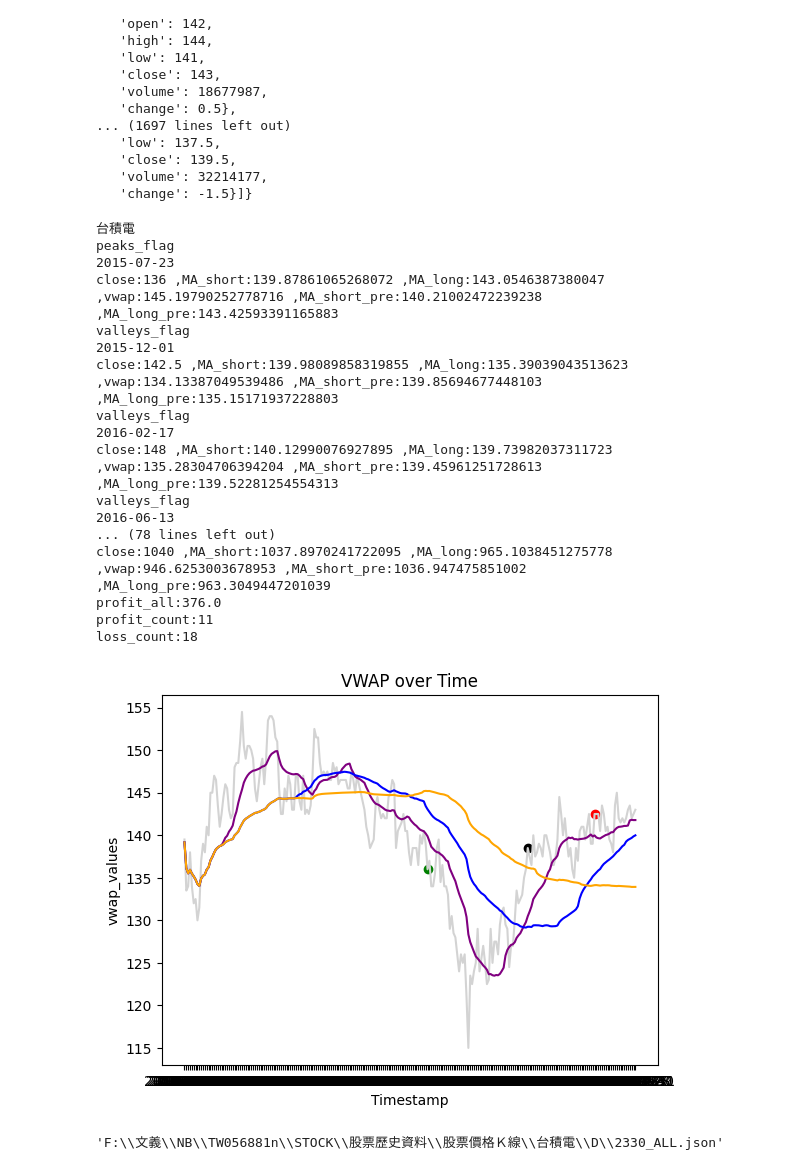
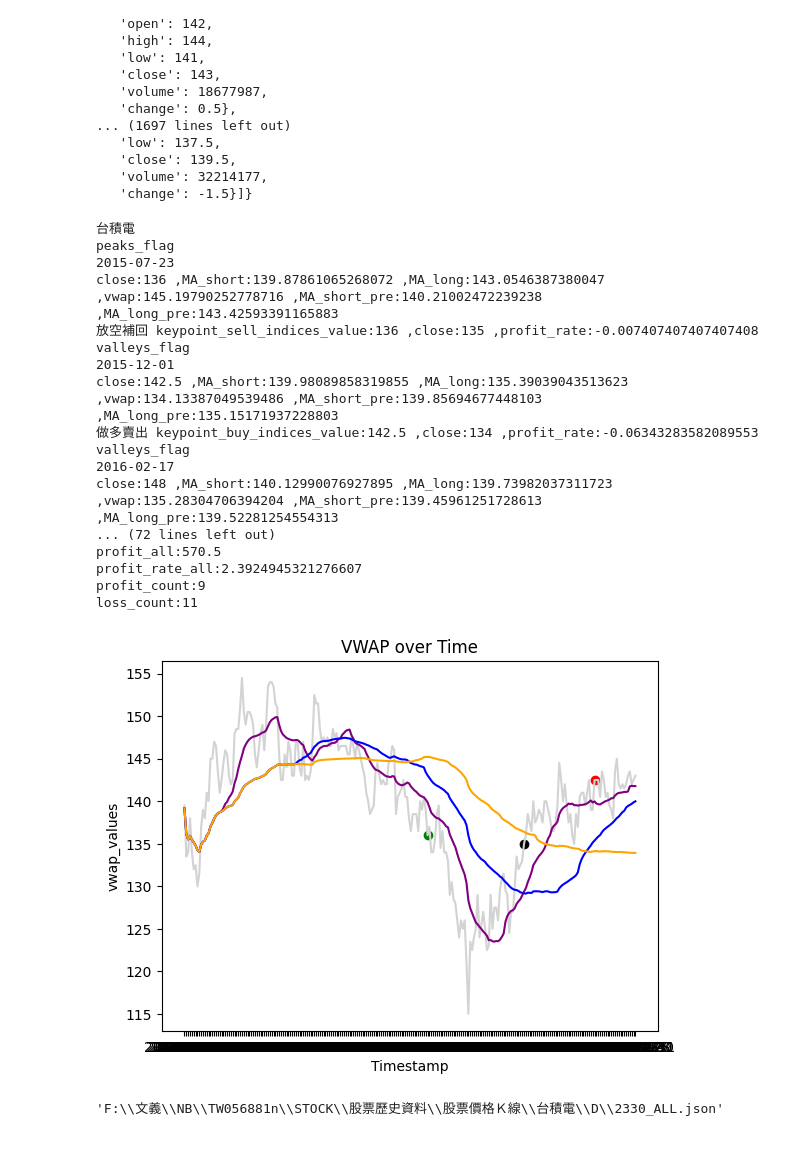
Before and after one commit to WENILIU/Stock, a Jupyter notebook: Strategy-Swing.ipynb, the cells around one changed output. Saved outputs shown, nothing was run; the diff lists cells and outputs as text; code cells hidden in the pictures.

```diff
--- a/Strategy-Swing.ipynb
+++ b/Strategy-Swing.ipynb
@@ -196,6 +196,7 @@ for index in range(len(StockID_filter)):
     vwap_K_long=60
     vwap_K_quarterly=60
     vwap_K_cycle=120
+    vwap_K_year=120
 
     MA_K_short=5
     MA_K_long=15
@@ -207,9 +208,11 @@ for index in range(len(StockID_filter)):
 
     profit=0
     profit_all=0
+    profit_rate_all=1
     profit_count=0
     loss_count=0
     profit_list=[]
+    profit_rate_list=[]
 
     for file in file_list:
         if not os.path.exists(Path+file):continue
@@ -299,37 +302,45 @@ for index in range(len(StockID_filter)):
                 if MA_short<vwap: #停損:5MA收盤價跌破VWAP
                     BuyFlag=False
 
-                if  MA_long<=MA_long_pre: #停利:1.價格觸及獲利目標 2.價格抵達下一個壓力或支撐 (先用15分MA的轉折當峰點)
+                if  MA_short<MA_long: #停利:1.價格觸及獲利目標 2.價格抵達下一個壓力或支撐 (先用20分MA與60分MA交叉當賣出)
                     BuyFlag=False
 
                 if BuyFlag==False:
                     keypoint_buyEnd_indices.append(i)
                     keypoint_buyEnd_indices_date.append(data['data'][i]['date'])
                     profit=close-keypoint_buy_indices_value
+                    profit_rate=(close-keypoint_buy_indices_value)/close
                     profit_all=profit_all+profit
+                    profit_rate_all=profit_rate_all*(1+profit_rate)
                     profit_list.append(profit)
+                    profit_rate_list.append(profit_rate)
                     if profit>0:
                         profit_count=profit_count+1
                     else:
                         loss_count=loss_count+1
+                    print('做多賣出 keypoint_buy_indices_value:'+str(keypoint_buy_indices_value)+' ,close:'+str(close)+' ,profit_rate:'+str(profit_rate))
 
             if SellFlag==True:
                 if MA_short>vwap: #停損:5MA收盤價跌破VWAP
                     SellFlag=False
 
-                if  MA_long>=MA_long_pre: #停利:1.價格觸及獲利目標 2.價格抵達下一個壓力或支撐 (先用15分MA的轉折當峰點)
+                if  MA_short>MA_long: #停利:1.價格觸及獲利目標 2.價格抵達下一個壓力或支撐 (先用20分MA與60分MA交叉當賣出)
                     SellFlag=False
 
                 if SellFlag==False:
                     keypoint_sellEnd_indices.append(i)
                     keypoint_sellEnd_indices_date.append(data['data'][i]['date'])
                     profit=keypoint_sell_indices_value-close
+                    profit_rate=(close-keypoint_sell_indices_value)/close
                     profit_all=profit_all+profit
+                    profit_rate_all=profit_rate_all*(1+profit_rate)
                     profit_list.append(profit)
+                    profit_rate_list.append(profit_rate)
                     if profit>0:
                         profit_count=profit_count+1
                     else:
                         loss_count=loss_count+1
+                    print('放空補回 keypoint_sell_indices_value:'+str(keypoint_sell_indices_value)+' ,close:'+str(close)+' ,profit_rate:'+str(profit_rate))
 
         st_Path=Path.replace('股票價格Ｋ線','策略\\VWAP')
         #st_Path=st_Path.replace(StockName,'')
@@ -337,6 +348,7 @@ for index in range(len(StockID_filter)):
         save_plot(vwap_list,MA_list_short,MA_list_long,keypoint_buy_indices,keypoint_sell_indices,keypoint_buyEnd_indices,keypoint_sellEnd_indices,st_Path+StockName+'_'+file.replace('_ALL.json','_ALL_adjust.jpg'))
 
         print('profit_all:'+str(profit_all))
+        print('profit_rate_all:'+str(profit_rate_all))
         print('profit_count:'+str(profit_count))
         print('loss_count:'+str(loss_count))
 
@@ -356,41 +368,41 @@ for index in range(len(StockID_filter)):
             vwap_list_byyear=[]
             keypoint_buy_indices=[]
             keypoint_sell_indices=[]
             keypoint_buyEnd_indices=[]
             keypoint_sellEnd_indices=[]
             for i in range(len(vwap_list)):
                 if byyear in vwap_list[i]['timestamp']:
                     vwap_list_byyear.append(vwap_list[i])
             for i in range(len(vwap_list_byyear)):
                 if vwap_list_byyear[i]['timestamp'] in  keypoint_buy_indices_date:
                     keypoint_buy_indices.append(i)
                 if vwap_list_byyear[i]['timestamp'] in  keypoint_sell_indices_date:
                     keypoint_sell_indices.append(i)
                 if vwap_list_byyear[i]['timestamp'] in  keypoint_buyEnd_indices_date:
                     keypoint_buyEnd_indices.append(i)
                 if vwap_list_byyear[i]['timestamp'] in  keypoint_sellEnd_indices_date:
                     keypoint_sellEnd_indices.append(i)
 
             save_plot(vwap_list_byyear,MA_list_short_byyear,MA_list_long_byyear,keypoint_buy_indices,keypoint_sell_indices,keypoint_buyEnd_indices,keypoint_sellEnd_indices,st_Path+StockName+'_'+str(vwap_K_cycle)+'_'+file.replace('.json','.jpg'))
 # %% [output]
 台積電
 peaks_flag
 2015-07-23
 close:136 ,MA_short:139.87861065268072 ,MA_long:143.0546387380047 ,vwap:145.19790252778716 ,MA_short_pre:140.21002472239238 ,MA_long_pre:143.42593391165883
+放空補回 keypoint_sell_indices_value:136 ,close:135 ,profit_rate:-0.007407407407407408
 valleys_flag
 2015-12-01
 close:142.5 ,MA_short:139.98089858319855 ,MA_long:135.39039043513623 ,vwap:134.13387049539486 ,MA_short_pre:139.85694677448103 ,MA_long_pre:135.15171937228803
+做多賣出 keypoint_buy_indices_value:142.5 ,close:134 ,profit_rate:-0.06343283582089553
 valleys_flag
 2016-02-17
 close:148 ,MA_short:140.12990076927895 ,MA_long:139.73982037311723 ,vwap:135.28304706394204 ,MA_short_pre:139.45961251728613 ,MA_long_pre:139.52281254554313
-valleys_flag
-2016-06-13
-... (78 lines left out)
-close:1040 ,MA_short:1037.8970241722095 ,MA_long:965.1038451275778 ,vwap:946.6253003678953 ,MA_short_pre:1036.947475851002 ,MA_long_pre:963.3049447201039
-profit_all:376.0
-profit_count:11
-loss_count:18
+... (72 lines left out)
+profit_all:570.5
+profit_rate_all:2.3924945321276607
+profit_count:9
+loss_count:11
-[figure, old version]
+[figure, new version]
 # %%
 Path+file
 # %% [output]
```
Also changed, not shown: parts of 4 cells of this notebook.
